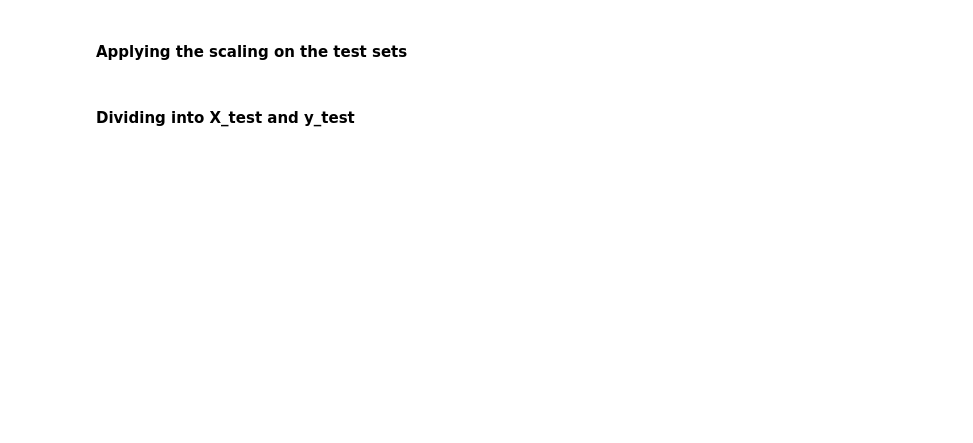
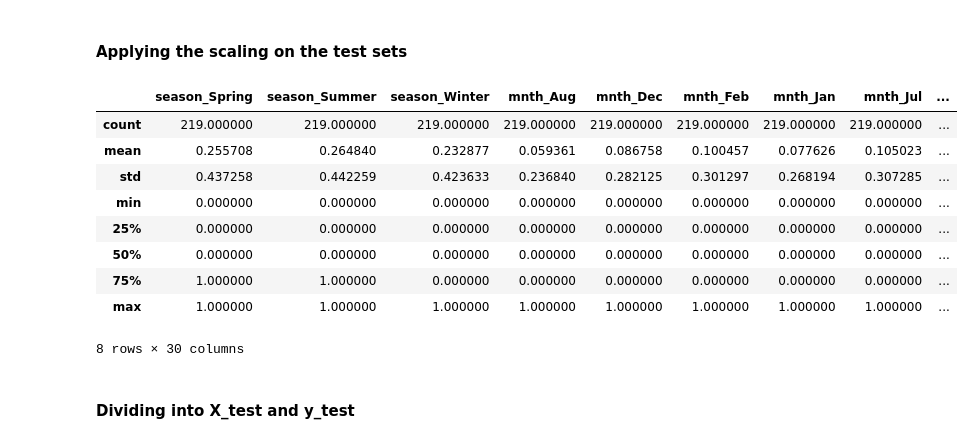
Before and after one commit to UMAR8601/bike-sharing-demand-prediction, a Jupyter notebook: bike-sharing-demand-1.ipynb, the cells around one changed output. Saved outputs shown, nothing was run; the diff lists cells and outputs as text; code cells hidden in the pictures; blank space fills up the shorter version.

```diff
--- a/bike-sharing-demand-1.ipynb
+++ b/bike-sharing-demand-1.ipynb
@@ -568,5 +552,21 @@ df_test[num_vars] = scaler.transform(df_test[num_vars])
+# %%
+num_vars = ['cnt','hum','windspeed','temp','atemp']
+
+
+test[num_vars] = scaler.transform(test[num_vars])
 # %%
-df_test.describe()
+test.describe()
+# %% [output]
+|  | season_Spring | season_Summer | season_Winter | mnth_Aug | mnth_Dec | mnth_Feb | mnth_Jan | mnth_Jul | ... |
+| count | 219.000000 | 219.000000 | 219.000000 | 219.000000 | 219.000000 | 219.000000 | 219.000000 | 219.000000 | ... |
+| mean | 0.255708 | 0.264840 | 0.232877 | 0.059361 | 0.086758 | 0.100457 | 0.077626 | 0.105023 | ... |
+| std | 0.437258 | 0.442259 | 0.423633 | 0.236840 | 0.282125 | 0.301297 | 0.268194 | 0.307285 | ... |
+| min | 0.000000 | 0.000000 | 0.000000 | 0.000000 | 0.000000 | 0.000000 | 0.000000 | 0.000000 | ... |
+| 25% | 0.000000 | 0.000000 | 0.000000 | 0.000000 | 0.000000 | 0.000000 | 0.000000 | 0.000000 | ... |
+| 50% | 0.000000 | 0.000000 | 0.000000 | 0.000000 | 0.000000 | 0.000000 | 0.000000 | 0.000000 | ... |
+| 75% | 1.000000 | 1.000000 | 0.000000 | 0.000000 | 0.000000 | 0.000000 | 0.000000 | 0.000000 | ... |
+| max | 1.000000 | 1.000000 | 1.000000 | 1.000000 | 1.000000 | 1.000000 | 1.000000 | 1.000000 | ... |
+8 rows × 30 columns
 # %% [markdown]
 #### Dividing into X_test and y_test
 # %%
```
Also changed, not shown: parts of 32 cells of this notebook.
